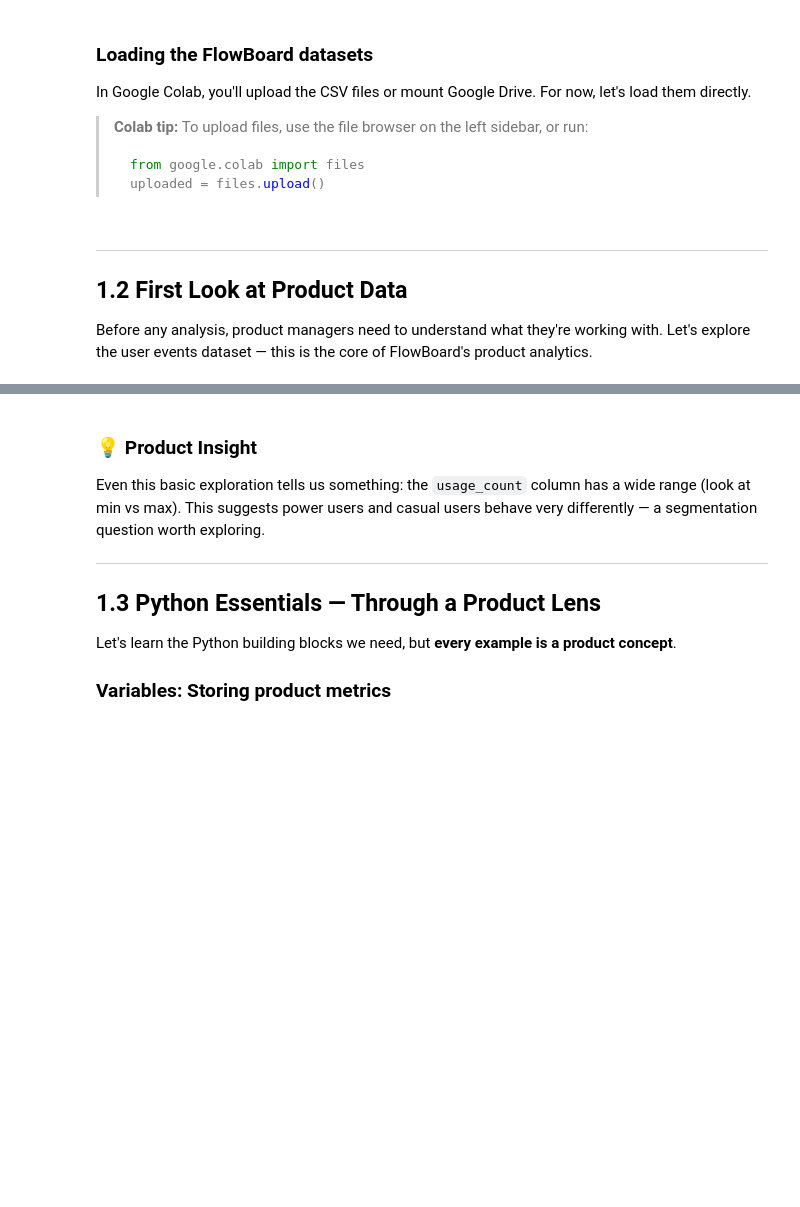
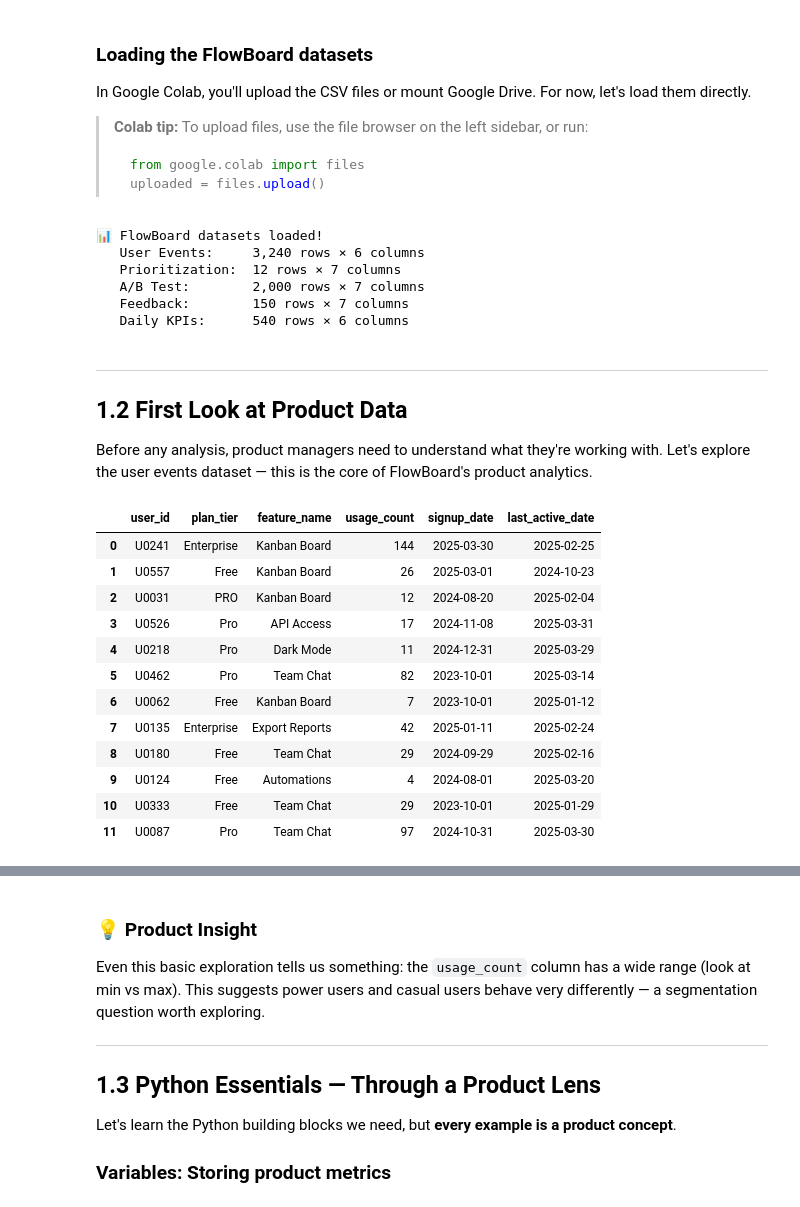
Before and after one commit to anshupandey/iimlddpm26, a Jupyter notebook: flowboard_python_product_thinking_v2.ipynb, the cells around one changed output, grey strips where cells are left out. Cells and saved outputs as stored; diff of their text form; code cells hidden in the pictures; blank space fills up the shorter version.

```diff
--- a/flowboard_python_product_thinking_v2.ipynb
+++ b/flowboard_python_product_thinking_v2.ipynb
@@ -73,11 +130,11 @@ In Google Colab, you'll upload the CSV files or mount Google Drive. For now, let
 # Load all FlowBoard datasets
 # Adjust these paths if your files are in a different location
 
-events = pd.read_csv('flowboard_user_events.csv')
-prioritization = pd.read_csv('flowboard_feature_prioritization.csv')
-ab_test = pd.read_csv('flowboard_ab_test.csv')
-feedback = pd.read_csv('flowboard_customer_feedback.csv')
-kpis = pd.read_csv('flowboard_daily_kpis.csv')
+events = pd.read_csv('https://raw.githubusercontent.com/anshupandey/iimlddpm26/refs/heads/main/flowboard_user_events.csv')
+prioritization = pd.read_csv('https://raw.githubusercontent.com/anshupandey/iimlddpm26/refs/heads/main/flowboard_feature_prioritization.csv')
+ab_test = pd.read_csv('https://raw.githubusercontent.com/anshupandey/iimlddpm26/refs/heads/main/flowboard_ab_test.csv')
+feedback = pd.read_csv('https://raw.githubusercontent.com/anshupandey/iimlddpm26/refs/heads/main/flowboard_customer_feedback.csv')
+kpis = pd.read_csv('https://raw.githubusercontent.com/anshupandey/iimlddpm26/refs/heads/main/flowboard_daily_kpis.csv')
 
 print("📊 FlowBoard datasets loaded!")
 print(f"   User Events:     {events.shape[0]:,} rows × {events.shape[1]} columns")
@@ -85,6 +142,13 @@ print(f"   Prioritization:  {prioritization.shape[0]:,} rows × {prioritization.
 print(f"   A/B Test:        {ab_test.shape[0]:,} rows × {ab_test.shape[1]} columns")
 print(f"   Feedback:        {feedback.shape[0]:,} rows × {feedback.shape[1]} columns")
 print(f"   Daily KPIs:      {kpis.shape[0]:,} rows × {kpis.shape[1]} columns")
+# %% [output]
+📊 FlowBoard datasets loaded!
+   User Events:     3,240 rows × 6 columns
+   Prioritization:  12 rows × 7 columns
+   A/B Test:        2,000 rows × 7 columns
+   Feedback:        150 rows × 7 columns
+   Daily KPIs:      540 rows × 6 columns
 # %% [markdown]
 ---
 
@@ -93,7 +157,21 @@ print(f"   Daily KPIs:      {kpis.shape[0]:,} rows × {kpis.shape[1]} columns")
 Before any analysis, product managers need to understand what they're working with. Let's explore the user events dataset — this is the core of FlowBoard's product analytics.
 # %%
 # What does the data look like?
-events.head(10)
+events.head(12)
+# %% [output]
+|  | user_id | plan_tier | feature_name | usage_count | signup_date | last_active_date |
+| 0 | U0241 | Enterprise | Kanban Board | 144 | 2025-03-30 | 2025-02-25 |
+| 1 | U0557 | Free | Kanban Board | 26 | 2025-03-01 | 2024-10-23 |
+| 2 | U0031 | PRO | Kanban Board | 12 | 2024-08-20 | 2025-02-04 |
+| 3 | U0526 | Pro | API Access | 17 | 2024-11-08 | 2025-03-31 |
+| 4 | U0218 | Pro | Dark Mode | 11 | 2024-12-31 | 2025-03-29 |
+| 5 | U0462 | Pro | Team Chat | 82 | 2023-10-01 | 2025-03-14 |
+| 6 | U0062 | Free | Kanban Board | 7 | 2023-10-01 | 2025-01-12 |
+| 7 | U0135 | Enterprise | Export Reports | 42 | 2025-01-11 | 2025-02-24 |
+| 8 | U0180 | Free | Team Chat | 29 | 2024-09-29 | 2025-02-16 |
+| 9 | U0124 | Free | Automations | 4 | 2024-08-01 | 2025-03-20 |
+| 10 | U0333 | Free | Team Chat | 29 | 2023-10-01 | 2025-01-29 |
+| 11 | U0087 | Pro | Team Chat | 97 | 2024-10-31 | 2025-03-30 |
 # %%
 # What are the column types? Any missing values?
 events.info()
```
Also changed, not shown: parts of 62 cells of this notebook.
